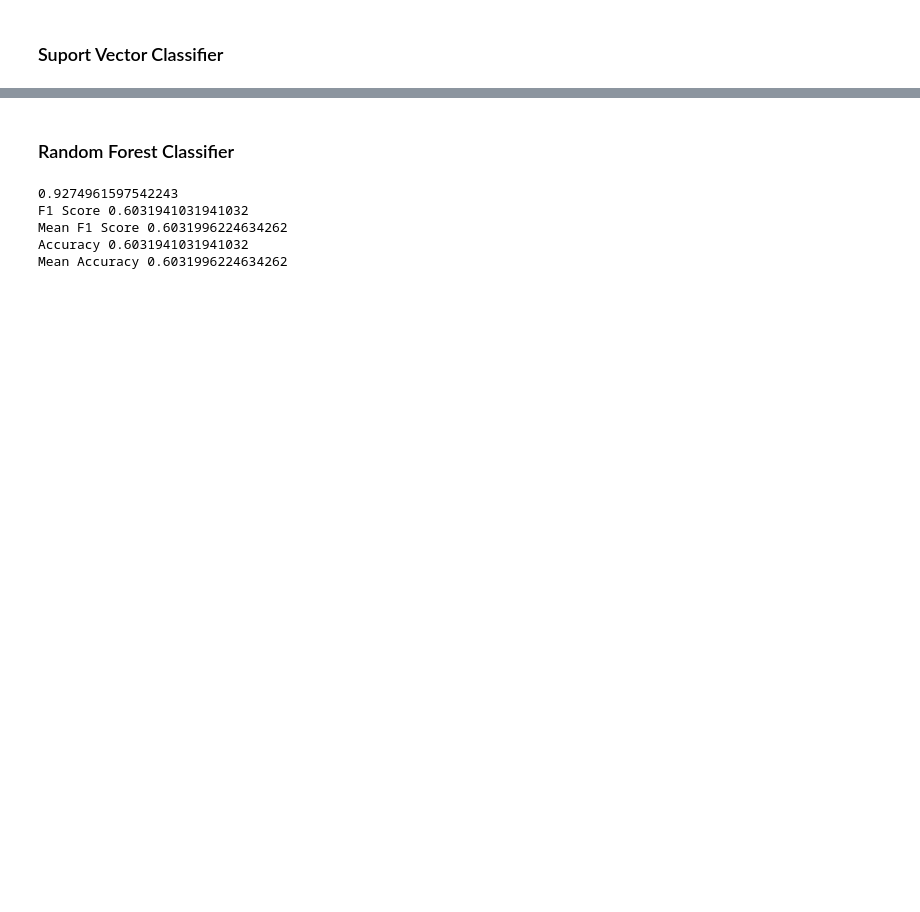
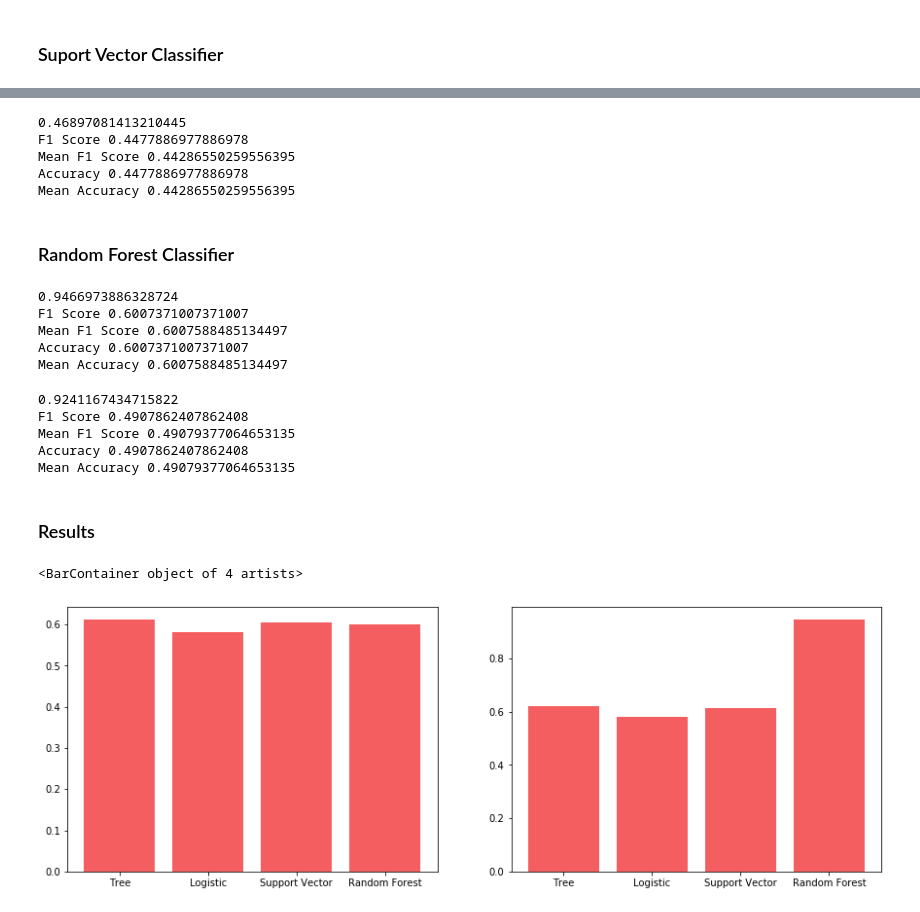
Before and after one commit to Tanner-York-Make-School/DS-2.1-Machine-Leanring, a Jupyter notebook: Projects/SF_Airbnb_Classification_Price_Prediction.ipynb, the cells around one changed output, grey strips where cells are left out. Cells and saved outputs as stored; diff of their text form; code cells hidden in the pictures; blank space fills up the shorter version.

Commit message:
Update price prediction projects

```diff
--- a/Projects/SF_Airbnb_Classification_Price_Prediction.ipynb
+++ b/Projects/SF_Airbnb_Classification_Price_Prediction.ipynb
@@ -212,7 +274,30 @@ Mean Accuracy 0.5441906559697971
+# %%
+# With PCA
+sv_r_class = SVC(gamma='auto')
+sv_r_class.fit(X_r_train, y_train)
+
+sv_r_pred = sv_r_class.predict(X_r_test)
+sv_r_f1 = f1_score(y_test, sv_r_pred, average='micro')
+sv_r_all_f1 = cross_val_score(estimator=sv_r_class, X=sv_r_pred.reshape(-1, 1), y=y_test, cv=5)
+sv_r_accuracy = accuracy_score(y_test, sv_r_pred)
+sv_r_all_accuracy = cross_val_score(estimator=sv_r_class, X=sv_r_pred.reshape(-1, 1), y=y_test, cv=5, scoring='accuracy')
+
+print(sv_r_class.score(X_r_train, y_train))
+print('F1 Score', sv_r_f1)
+print('Mean F1 Score', sv_r_all_f1.mean())
+print('Accuracy', sv_r_accuracy)
+print('Mean Accuracy', sv_r_all_accuracy.mean())
+# %% [output]
+0.46897081413210445
+F1 Score 0.4477886977886978
+Mean F1 Score 0.44286550259556395
+Accuracy 0.4477886977886978
+Mean Accuracy 0.44286550259556395
 # %% [markdown]
 ### Random Forest Classifier
 # %%
-forest_class = RandomForestClassifier(n_estimators=10)
+# Without PCA
+forest_class = RandomForestClassifier()
 forest_class.fit(X_train, y_train)
 
 forest_pred = forest_class.predict(X_test)
@@ -227,8 +312,43 @@ print('Mean F1 Score', forest_all_f1.mean())
 print('Accuracy', forest_accuracy)
 print('Mean Accuracy', forest_all_accuracy.mean())
 # %% [output]
-0.9274961597542243
-F1 Score 0.6031941031941032
-Mean F1 Score 0.6031996224634262
-Accuracy 0.6031941031941032
-Mean Accuracy 0.6031996224634262
+0.9466973886328724
+F1 Score 0.6007371007371007
+Mean F1 Score 0.6007588485134497
+Accuracy 0.6007371007371007
+Mean Accuracy 0.6007588485134497
+# %%
+# With PCA
+forest_r_class = RandomForestClassifier(n_estimators=10)
+forest_r_class.fit(X_r_train, y_train)
+
+forest_r_pred = forest_r_class.predict(X_r_test)
+forest_r_f1 = f1_score(y_test, forest_r_pred, average='micro')
+forest_r_all_f1 = cross_val_score(estimator=forest_r_class, X=forest_r_pred.reshape(-1, 1), y=y_test, cv=5)
+forest_r_accuracy = accuracy_score(y_test, forest_r_pred)
+forest_r_all_accuracy = cross_val_score(estimator=forest_r_class, X=forest_r_pred.reshape(-1, 1), y=y_test, cv=5, scoring='accuracy')
+
+print(forest_r_class.score(X_r_train, y_train))
+print('F1 Score', forest_r_f1)
+print('Mean F1 Score', forest_r_all_f1.mean())
+print('Accuracy', forest_r_accuracy)
+print('Mean Accuracy', forest_r_all_accuracy.mean())
+# %% [output]
+0.9241167434715822
+F1 Score 0.4907862407862408
+Mean F1 Score 0.49079377064653135
+Accuracy 0.4907862407862408
+Mean Accuracy 0.49079377064653135
+# %% [markdown]
+### Results
+# %%
+f1_scores = [tree_all_accuracy.mean(), log_all_accuracy.mean(), sv_all_accuracy.mean(), forest_all_accuracy.mean()]
+training_scores = [ tree_class.score(X_train, y_train), log_class.score(X_train, y_train), sv_class.score(X_train, y_train), forest_class.score(X_train, y_train)]
+labels = ['Tree', 'Logistic', 'Support Vector', 'Random Forest']
+# %%
+fig, axes = plt.subplots(nrows=1, ncols=2, figsize=(15, 5))
+axes[0].bar(labels, f1_scores, color='#f55e61')
+axes[1].bar(labels, training_scores, color='#f55e61')
+# %% [output]
+<BarContainer object of 4 artists>
+[figure, added]
```
Also changed, not shown: parts of 11 cells of this notebook, 2 other files.
